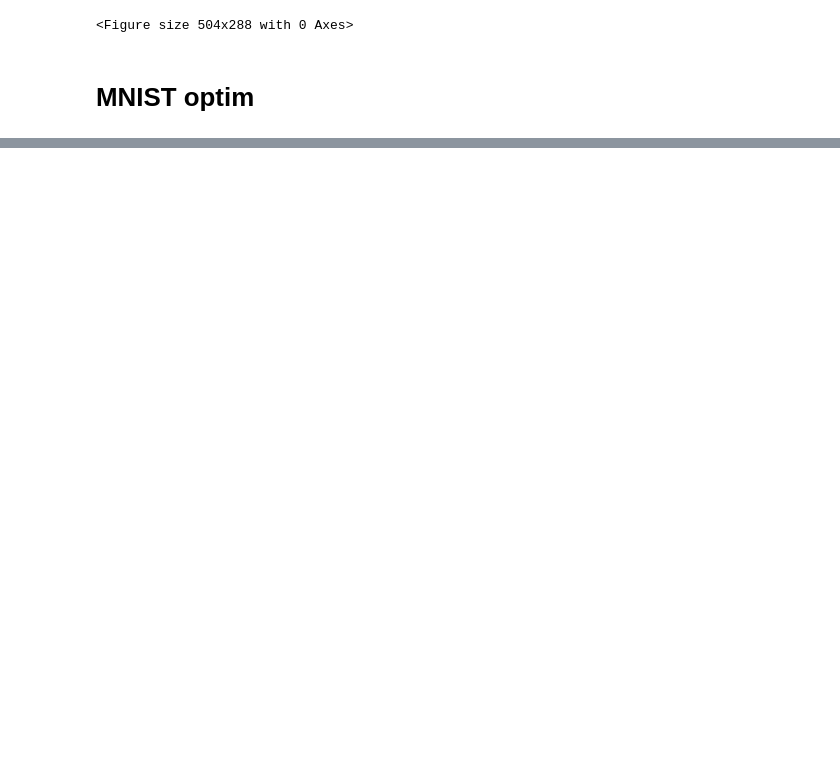
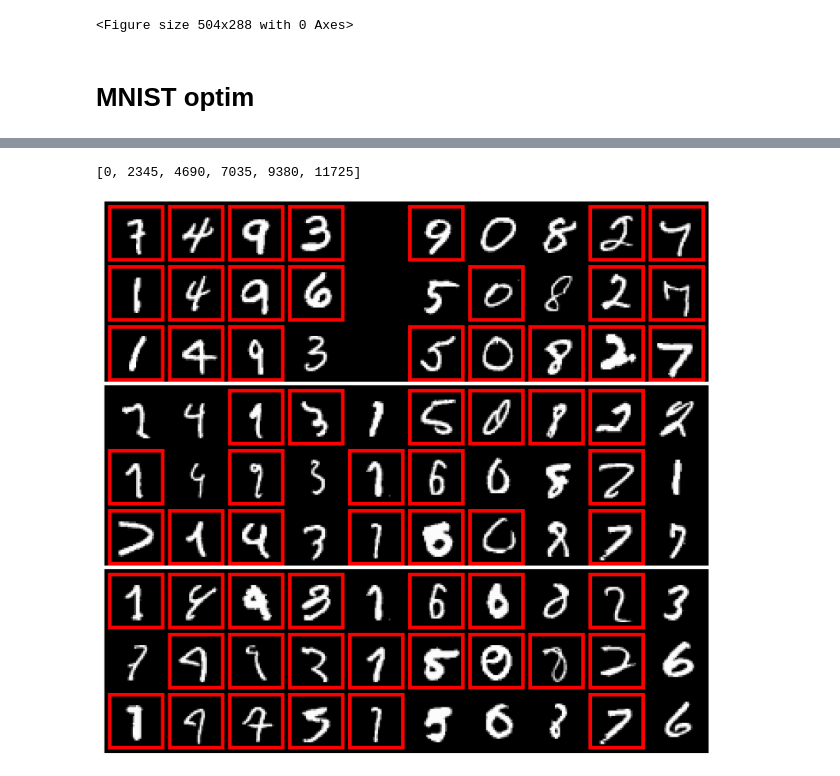
Before and after one commit to fartashf/gvar_code, a Jupyter notebook: notebooks/figures_icml.ipynb, the cells around one changed output, grey strips where cells are left out. Cells and saved outputs as stored; diff of their text form; code cells hidden in the pictures; blank space fills up the shorter version.

```diff
--- a/notebooks/figures_icml.ipynb
+++ b/notebooks/figures_icml.ipynb
@@ -76,0 +71,7 @@ data, run_names = plot_runs_and_tags(get_data_f, plot_f, logdir, patterns, tag_n
+# %%
+run_dir = '../runs/mnist_snap/'
+gfname = 'checkpoint'
+plot_clusters_online(run_dir, gfname, nsamples=3, iters=[0, 3, 5])
+# %% [output]
+[0, 2345, 4690, 7035, 9380, 11725]
+[figure, added]
```
Also changed, not shown: parts of 5 cells of this notebook, 20 other files.
